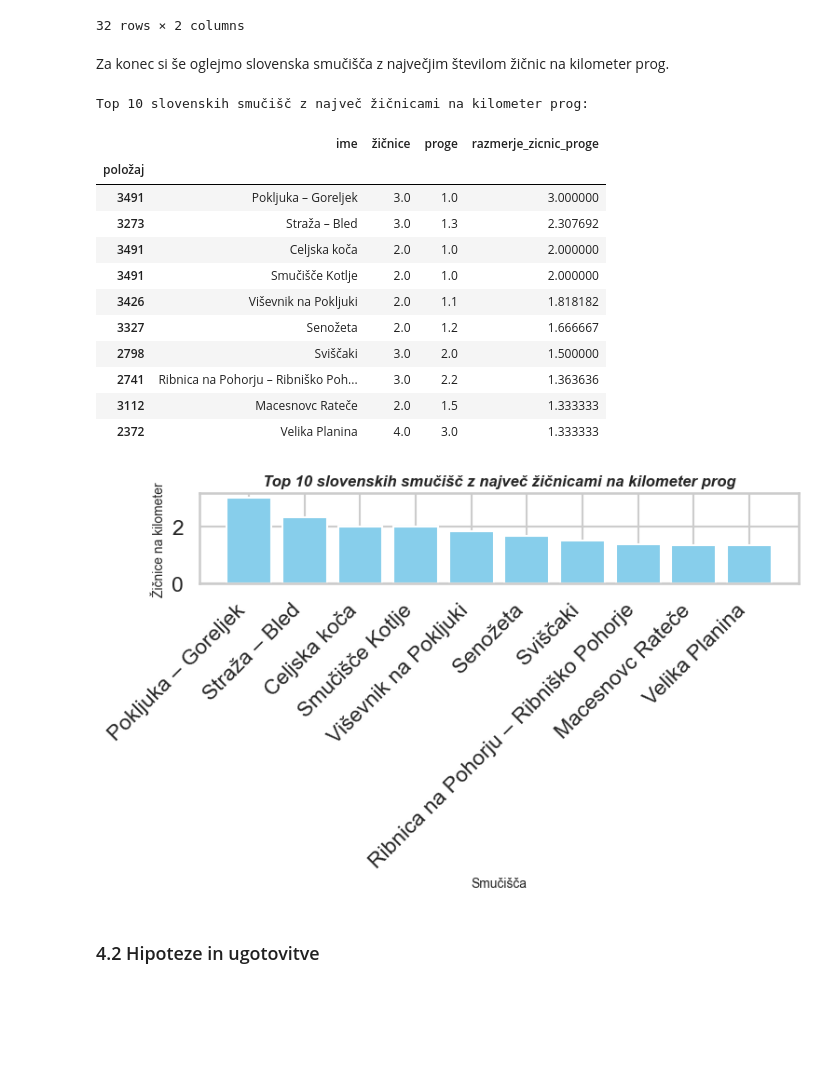
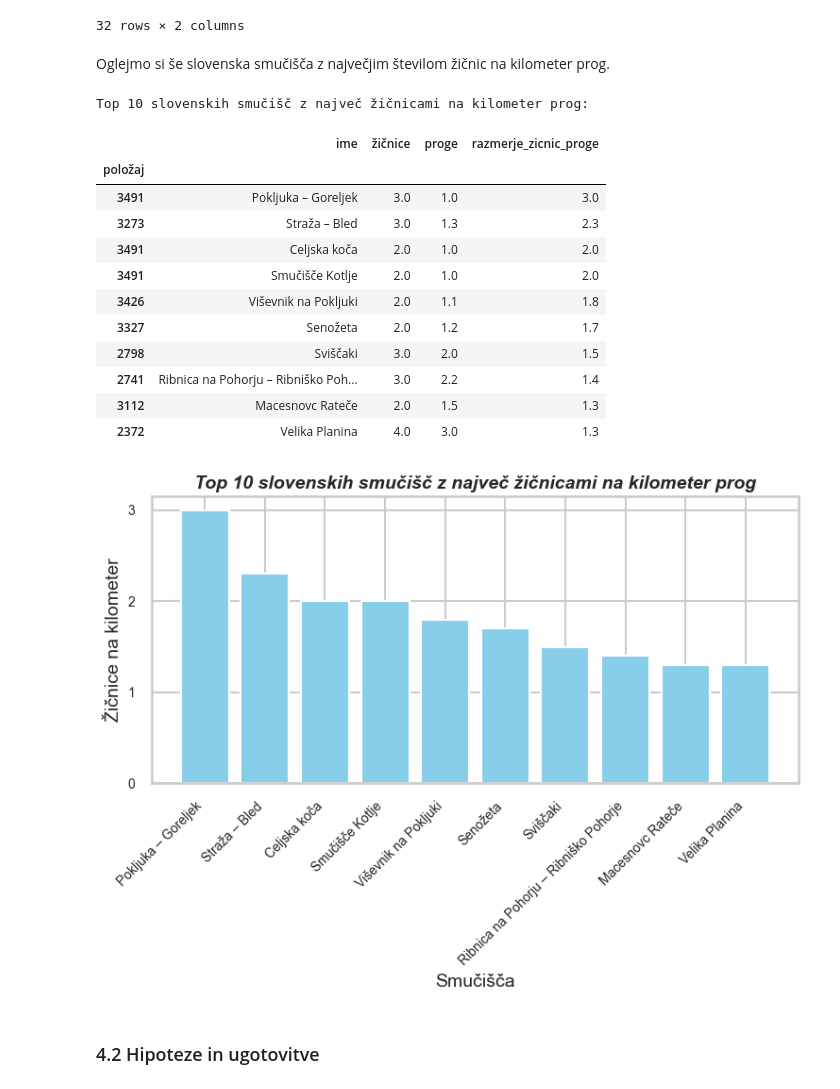
Before and after one commit to NejcZibret/ProjektnaNaloga2024, a Jupyter notebook: analiza.ipynb, the cells around one changed output. Cells and saved outputs as stored; diff of their text form; code cells hidden in the pictures; blank space fills up the shorter version.

Commit message:
konec pisanja

```diff
--- a/analiza.ipynb
+++ b/analiza.ipynb
@@ -763,11 +739,10 @@ najbolje_ocenjeno_slovensko
 | 32 | Osovje | 2.0 |
 32 rows × 2 columns
 # %% [markdown]
-Za konec si še oglejmo slovenska smučišča z največjim številom žičnic na kilometer prog.
+Oglejmo si še slovenska smučišča z največjim številom žičnic na kilometer prog.
 # %%
 # kopiramo, da ne spreminjamo prvotne
 slovenska_smucisca_kopija = slovenska_smucisca.copy()
-
 slovenska_smucisca_kopija['razmerje_zicnic_proge'] = slovenska_smucisca_kopija['žičnice'] / slovenska_smucisca_kopija['proge']
 
 # odstranimo vrstice, kjer so NaN ali 0 vrednosti pri žičnicah in progah
@@ -775,7 +750,7 @@ slovenska_smucisca_kopija = slovenska_smucisca_kopija.dropna(subset=['razmerje_z
 slovenska_smucisca_kopija = slovenska_smucisca_kopija[slovenska_smucisca_kopija['razmerje_zicnic_proge'] > 0]
 
 # uredimo smučišča po razmerju žičnic na kilometer prog v padajočem vrstnem redu
-slo_smucisca_po_razmerju = slovenska_smucisca_kopija.sort_values('razmerje_zicnic_proge', ascending=False)
+slo_smucisca_po_razmerju = slovenska_smucisca_kopija.sort_values('razmerje_zicnic_proge', ascending=False).round(1)
 
 top_10_smucisca = slo_smucisca_po_razmerju[['ime', 'žičnice', 'proge', 'razmerje_zicnic_proge']].head(10)
 
@@ -786,28 +761,29 @@ top_10_smucisca
 Top 10 slovenskih smučišč z največ žičnicami na kilometer prog:
 |  | ime | žičnice | proge | razmerje_zicnic_proge |
 | položaj |  |  |  |  |
-| 3491 | Pokljuka – Goreljek | 3.0 | 1.0 | 3.000000 |
-| 3273 | Straža – Bled | 3.0 | 1.3 | 2.307692 |
-| 3491 | Celjska koča | 2.0 | 1.0 | 2.000000 |
-| 3491 | Smučišče Kotlje | 2.0 | 1.0 | 2.000000 |
-| 3426 | Viševnik na Pokljuki | 2.0 | 1.1 | 1.818182 |
-| 3327 | Senožeta | 2.0 | 1.2 | 1.666667 |
-| 2798 | Sviščaki | 3.0 | 2.0 | 1.500000 |
-| 2741 | Ribnica na Pohorju – Ribniško Poh... | 3.0 | 2.2 | 1.363636 |
-| 3112 | Macesnovc Rateče | 2.0 | 1.5 | 1.333333 |
-| 2372 | Velika Planina | 4.0 | 3.0 | 1.333333 |
+| 3491 | Pokljuka – Goreljek | 3.0 | 1.0 | 3.0 |
+| 3273 | Straža – Bled | 3.0 | 1.3 | 2.3 |
+| 3491 | Celjska koča | 2.0 | 1.0 | 2.0 |
+| 3491 | Smučišče Kotlje | 2.0 | 1.0 | 2.0 |
+| 3426 | Viševnik na Pokljuki | 2.0 | 1.1 | 1.8 |
+| 3327 | Senožeta | 2.0 | 1.2 | 1.7 |
+| 2798 | Sviščaki | 3.0 | 2.0 | 1.5 |
+| 2741 | Ribnica na Pohorju – Ribniško Poh... | 3.0 | 2.2 | 1.4 |
+| 3112 | Macesnovc Rateče | 2.0 | 1.5 | 1.3 |
+| 2372 | Velika Planina | 4.0 | 3.0 | 1.3 |
 # %%
 # graf
-plt.figure(figsize=(8, 5))
+plt.figure(figsize=(8, 6))
 plt.bar(top_10_smucisca['ime'], top_10_smucisca['razmerje_zicnic_proge'], color='skyblue')
-plt.title('Top 10 slovenskih smučišč z največ žičnicami na kilometer prog', fontsize=12, fontweight='bold', style='italic')
-plt.xlabel('Smučišča', fontsize=10)
-plt.ylabel('Žičnice na kilometer', fontsize=10)
-plt.xticks(rotation=45, ha='right')
+plt.title('Top 10 slovenskih smučišč z največ žičnicami na kilometer prog', fontsize=14, fontweight='bold', style='italic')
+plt.xlabel('Smučišča', fontsize=14)
+plt.ylabel('Žičnice na kilometer', fontsize=14)
+plt.yticks(fontsize=10)
+plt.xticks(rotation=45, ha='right', fontsize=10)
 plt.tight_layout()
 plt.show()
 # %% [output]
-[figure, old version]
+[figure, new version]
 # %% [markdown]
 <h3>4.2 Hipoteze in ugotovitve</h3>
 # %% [markdown]
```
Also changed, not shown: parts of 57 cells of this notebook.
